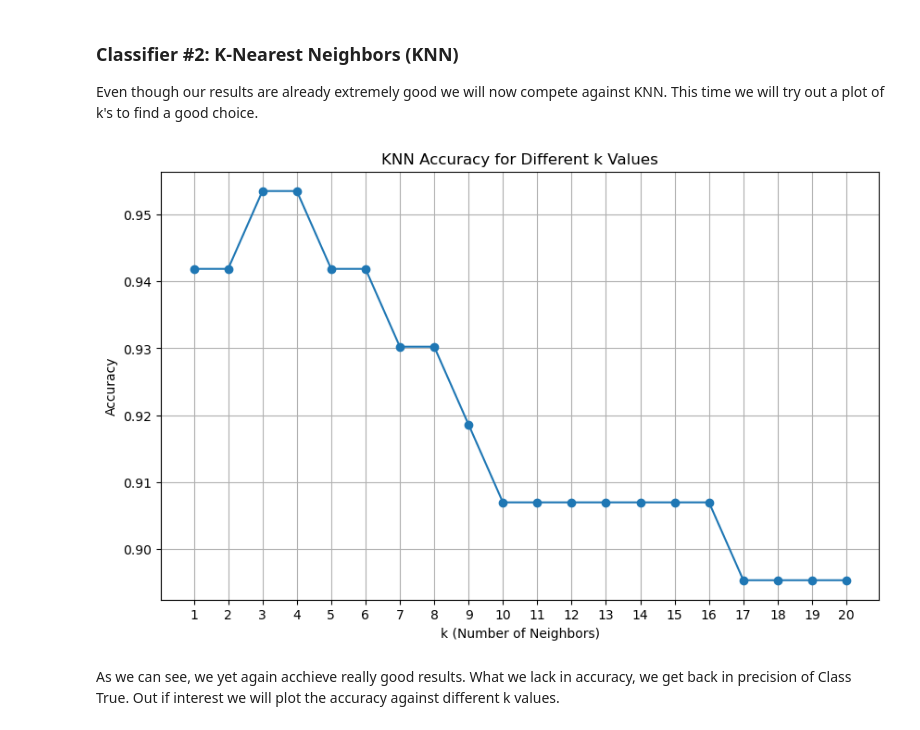
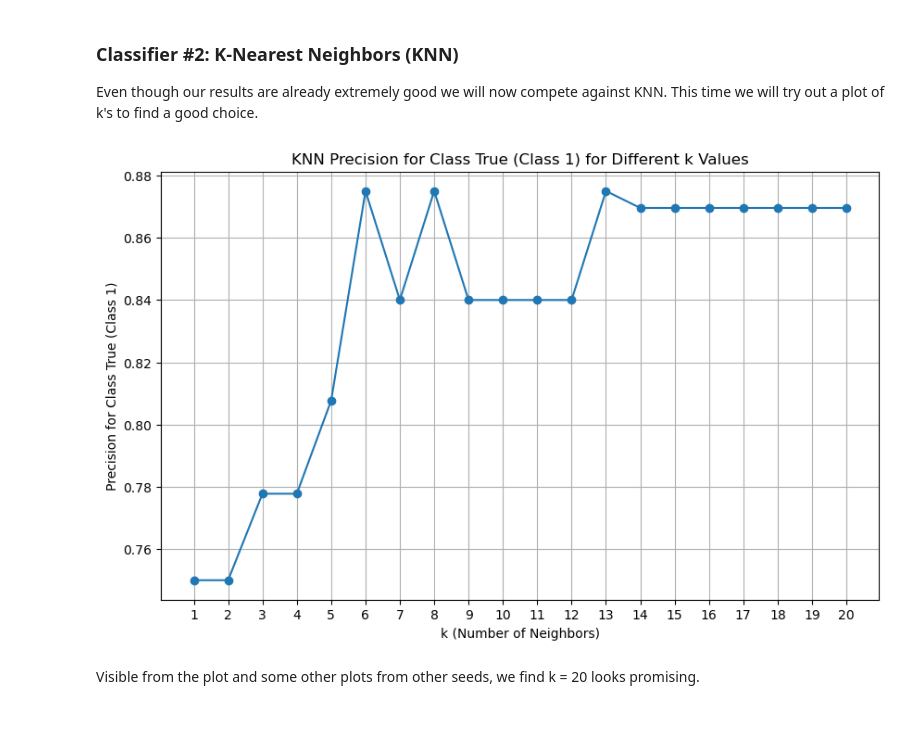
Before and after one commit to milchi03/ML_Project_1, a Jupyter notebook: main.ipynb, the cells around one changed output. Cells and saved outputs as stored; diff of their text form; code cells hidden in the pictures.

```diff
--- a/main.ipynb
+++ b/main.ipynb
@@ -589,40 +589,45 @@ features = ['radiusMean', 'textureMean', 'perimeterMean', 'areaMean',
             'smoothnessStdErr', 'compactnessStdErr', 'concavityStdErr',
             'concavePointsStdErr', 'symmetryStdErr', 'fractalDimensionStdErr',
             'radiusWorst', 'textureWorst', 'perimeterWorst', 'areaWorst',
             'smoothnessWorst', 'compactnessWorst', 'concavityWorst',
             'concavePointsWorst', 'symmetryWorst', 'fractalDimensionWorst']
 
 X = breast_cancer[features]
 y = breast_cancer['class']
 
 #split the data into training and testing sets
 X_train, X_test, y_train, y_test = train_test_split(X, y, test_size=0.3, random_state=seed)
 
 #list to store accuracy values for different k
-k_values = range(1, 21) #testing k values from 1 to 20
-accuracy_scores = []
+
 
 #loop over different k values and calculate accuracy
+k_values = range(1, 21)
+precision_scores = []
+
+# Loop over different k values and calculate precision for Class 1 (heart disease)
 for k in k_values:
     knn_model = KNeighborsClassifier(
         n_neighbors=k,
         weights='distance',
         metric='euclidean'
     )
     knn_model.fit(X_train, y_train)
     y_pred = knn_model.predict(X_test)
-    accuracy_scores.append(accuracy_score(y_test, y_pred))
+    # Calculate precision for Class 1
+    precision = precision_score(y_test, y_pred, pos_label=1)
+    precision_scores.append(precision)
 
-# Plot accuracy scores for different k values
+# Plot precision for Class True (Class 1) for different k values
 plt.figure(figsize=(10, 6))
-plt.plot(k_values, accuracy_scores, marker='o')
-plt.title("KNN Accuracy for Different k Values")
+plt.plot(k_values, precision_scores, marker='o')
+plt.title("KNN Precision for Class True (Class 1) for Different k Values")
 plt.xlabel("k (Number of Neighbors)")
-plt.ylabel("Accuracy")
+plt.ylabel("Precision for Class True (Class 1)")
 plt.xticks(k_values)
 plt.grid(True)
 plt.show()
 # %% [output]
-[figure, old version]
+[figure, new version]
-# %% [markdown]
-As we can see, we yet again acchieve really good results. What we lack in accuracy, we get back in precision of Class True. Out if interest we will plot the accuracy against different k values.
+# %% [markdown]
+Visible from the plot and some other plots from other seeds, we find k = 20 looks promising.
```
Also changed, not shown: parts of 8 cells of this notebook.
